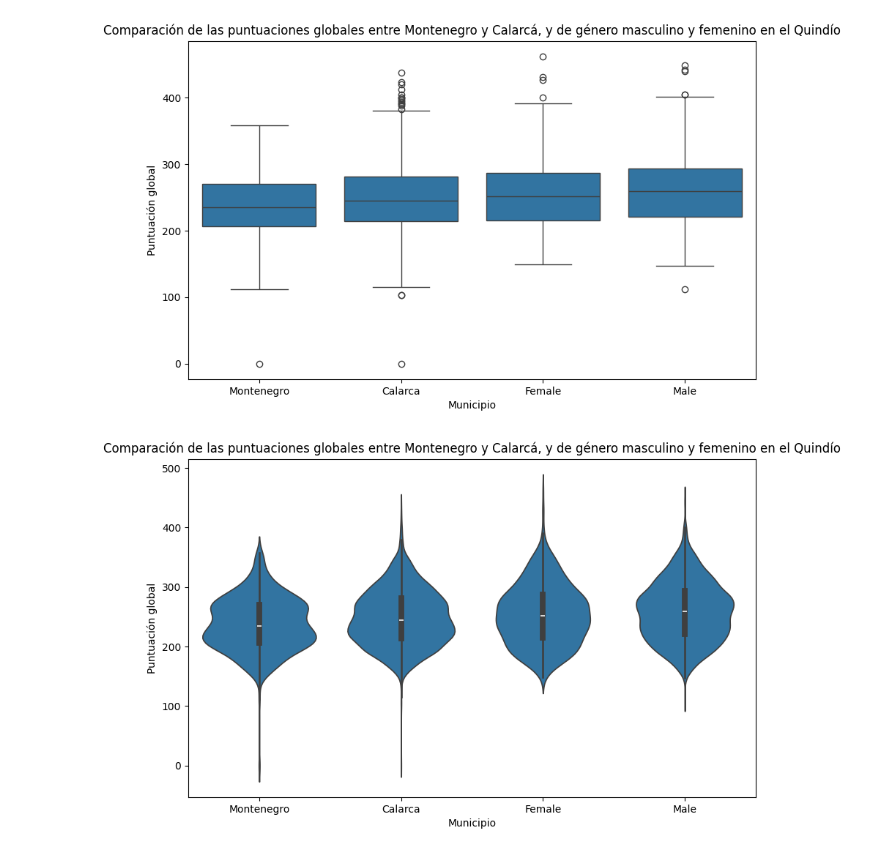
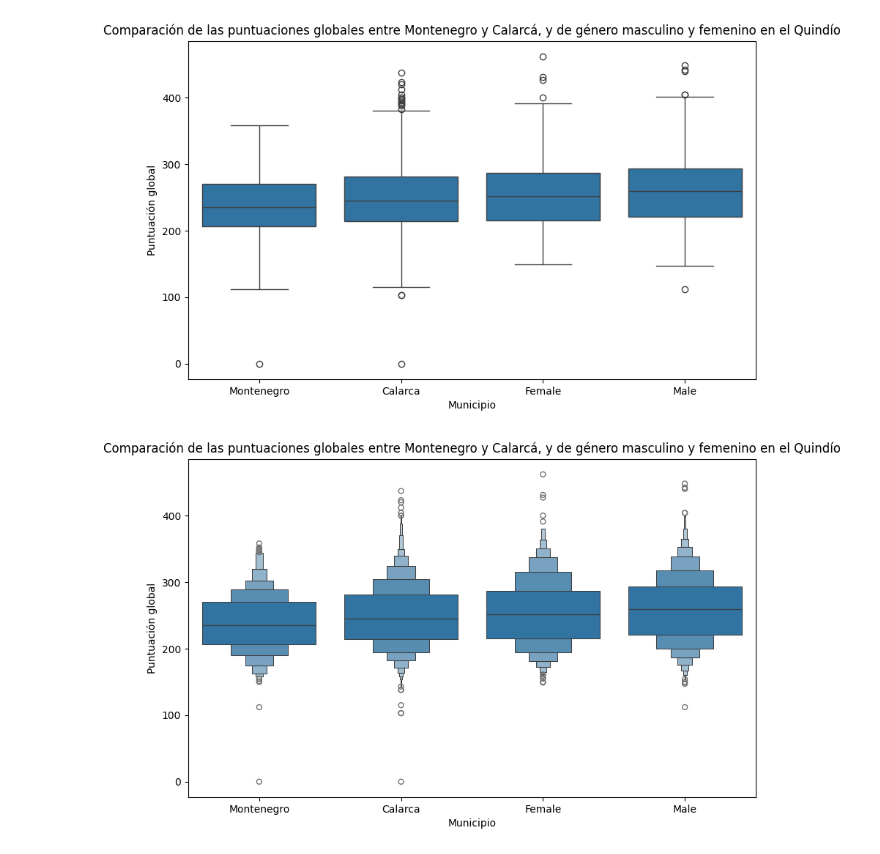
Before and after one commit to SaltyPumpkin/Pruebas-Saber-11, a Jupyter notebook: Saber Pro.ipynb, the cells around one changed output. Cells and saved outputs as stored; diff of their text form; code cells hidden in the pictures.

```diff
--- a/Saber Pro.ipynb
+++ b/Saber Pro.ipynb
@@ -510,23 +531,23 @@ plt.show()
 # %%
 ata = pd.DataFrame({
     'PUNT_GLOBAL': pd.concat([
         Quindio_Montenegro_resultados['PUNT_GLOBAL'],
         Quindio_Calarca_resultados['PUNT_GLOBAL'],
         Gen_F_Quindio['PUNT_GLOBAL'],
         Gen_M_Quindio['PUNT_GLOBAL']
     ]),
     'municipality': ['Montenegro'] * len(Quindio_Montenegro_resultados) +
                  ['Calarca'] * len(Gen_F_Quindio) +
                  ['Female'] * len(Quindio_Calarca_resultados) +
                  ['Male'] * len(Gen_M_Quindio)
 })
 
 # Crear el boxplot
 plt.figure(figsize=(10, 6))
-sns.violinplot(x='municipality', y='PUNT_GLOBAL', data=data)
+sns.boxenplot(x='municipality', y='PUNT_GLOBAL', data=data)
 plt.title('Comparación de las puntuaciones globales entre Montenegro y Calarcá, y de género masculino y femenino en el Quindío')
 plt.xlabel('Municipio')
 plt.ylabel('Puntuación global')
 plt.show()
 # %% [output]
-[figure, old version]
+[figure, new version]
```
Also changed, not shown: parts of 5 cells of this notebook.
